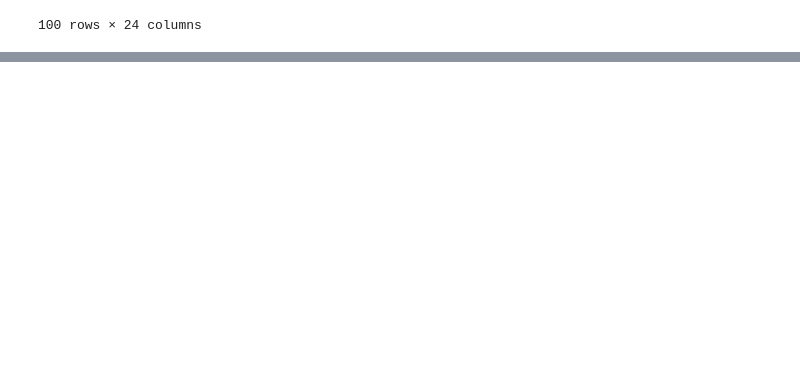
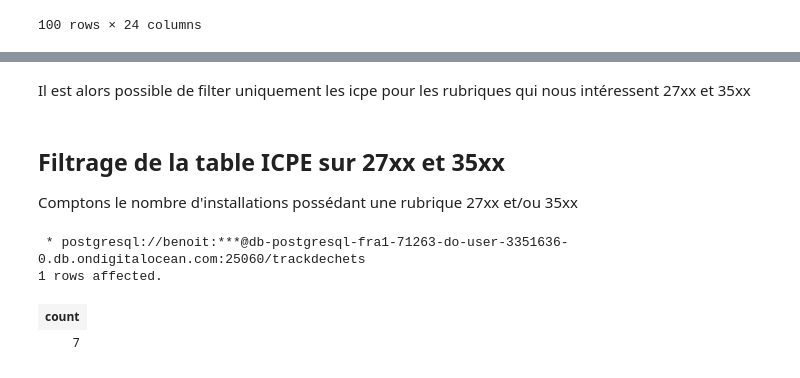
Before and after one commit to MTES-MCT/trackdechets-datascience, a Jupyter notebook: notebooks/trackdechets.ipynb, the cells around one changed output, grey strips where cells are left out. Cells and saved outputs as stored; diff of their text form; code cells hidden in the pictures; blank space fills up the shorter version.

```diff
--- a/notebooks/trackdechets.ipynb
+++ b/notebooks/trackdechets.ipynb
@@ -63,0 +134,24 @@ icpe_df.head(n=100)
+# %% [markdown]
+Il est alors possible de filter uniquement les icpe
+pour les rubriques qui nous intéressent 27xx et 35xx
+# %% [markdown]
+## Filtrage de la table ICPE sur 27xx et 35xx
+
+Comptons le nombre d'installations possédant une rubrique 27xx
+et/ou 35xx
+# %%
+%%sql
+SELECT COUNT(*) FROM
+    (SELECT DISTINCT B.*
+    FROM rubrique as A
+    LEFT JOIN icpe as B
+    ON A.icpe_id = B.id
+    WHERE
+        A.rubrique LIKE '27__'
+        OR A.rubrique LIKE '35__')
+    AS temp
+# %% [output]
+ * postgresql://benoit:***@db-postgresql-fra1-71263-do-user-3351636-0.db.ondigitalocean.com:25060/trackdechets
+1 rows affected.
+| count |
+| 7 |
```
Also changed, not shown: parts of 13 cells of this notebook, 6 other files.
